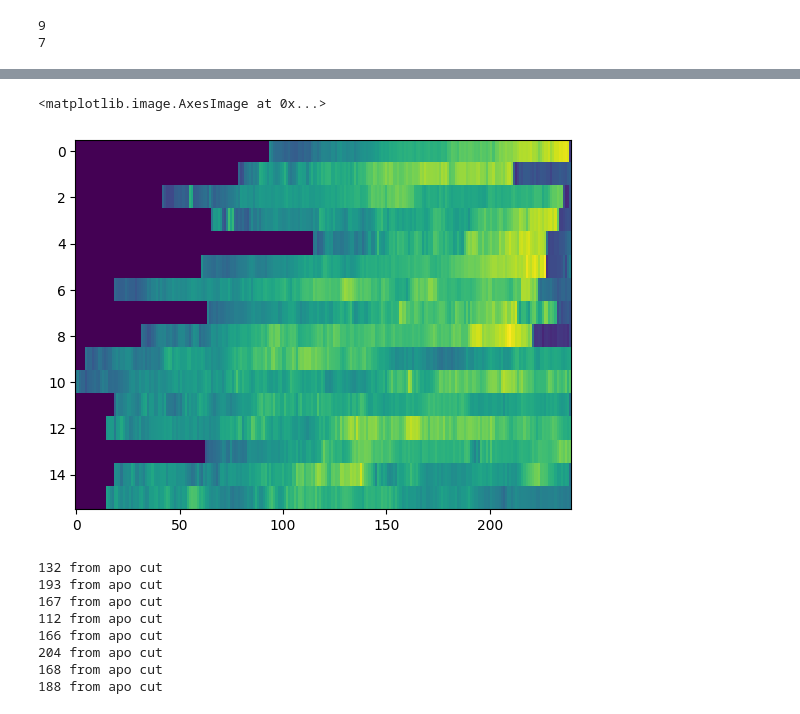
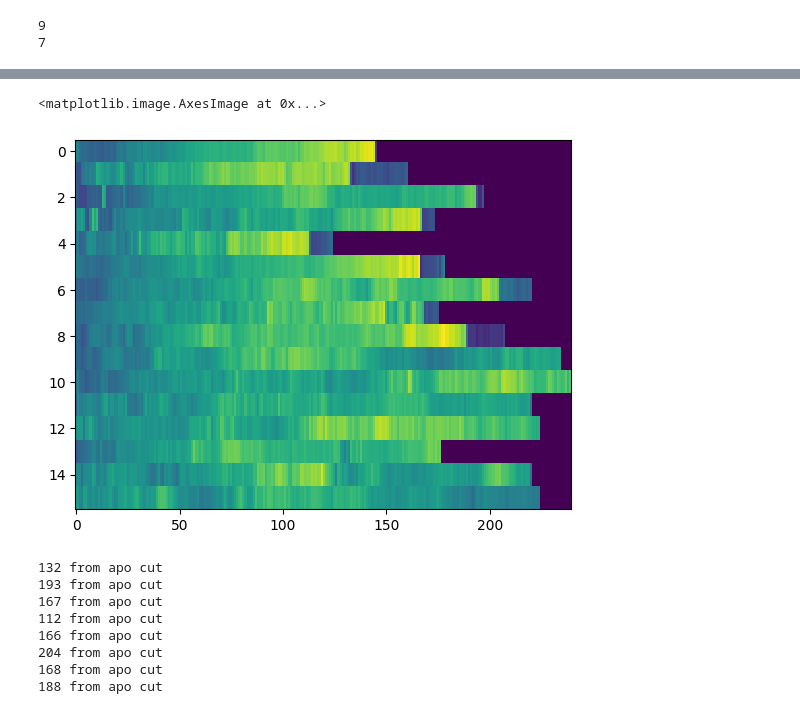
Before and after one commit to StallaertLab/useful_notebooks, a Jupyter notebook: heatmap_tracking.ipynb, the cells around one changed output, grey strips where cells are left out. Saved outputs shown, nothing was run; the diff lists cells and outputs as text; code cells hidden in the pictures.

```diff
--- a/heatmap_tracking.ipynb
+++ b/heatmap_tracking.ipynb
@@ -97,9 +103,21 @@ for s in signals_senes:
 # %%
+# make a 2D array
+signals2D = np.zeros((len(signals_apo)+len(signals_senes), max_len))
+
+i = 0
+for s in signals_apo:
+    signals2D[i, :len(s)] = s
+    i+=1
+
+for s in signals_senes:
+    signals2D[i, :len(s)] = s
+    i+=1
+
 # create a heatmap with matplotlib
 plt.imshow(signals2D, aspect='auto', cmap='viridis',interpolation='nearest')
 # %% [output]
 <matplotlib.image.AxesImage at 0x...>
-[figure, old version]
+[figure, new version]
 # %%
 # data cleaning
 signals_apo_cut = []
```
Also changed, not shown: parts of 3 cells of this notebook.
